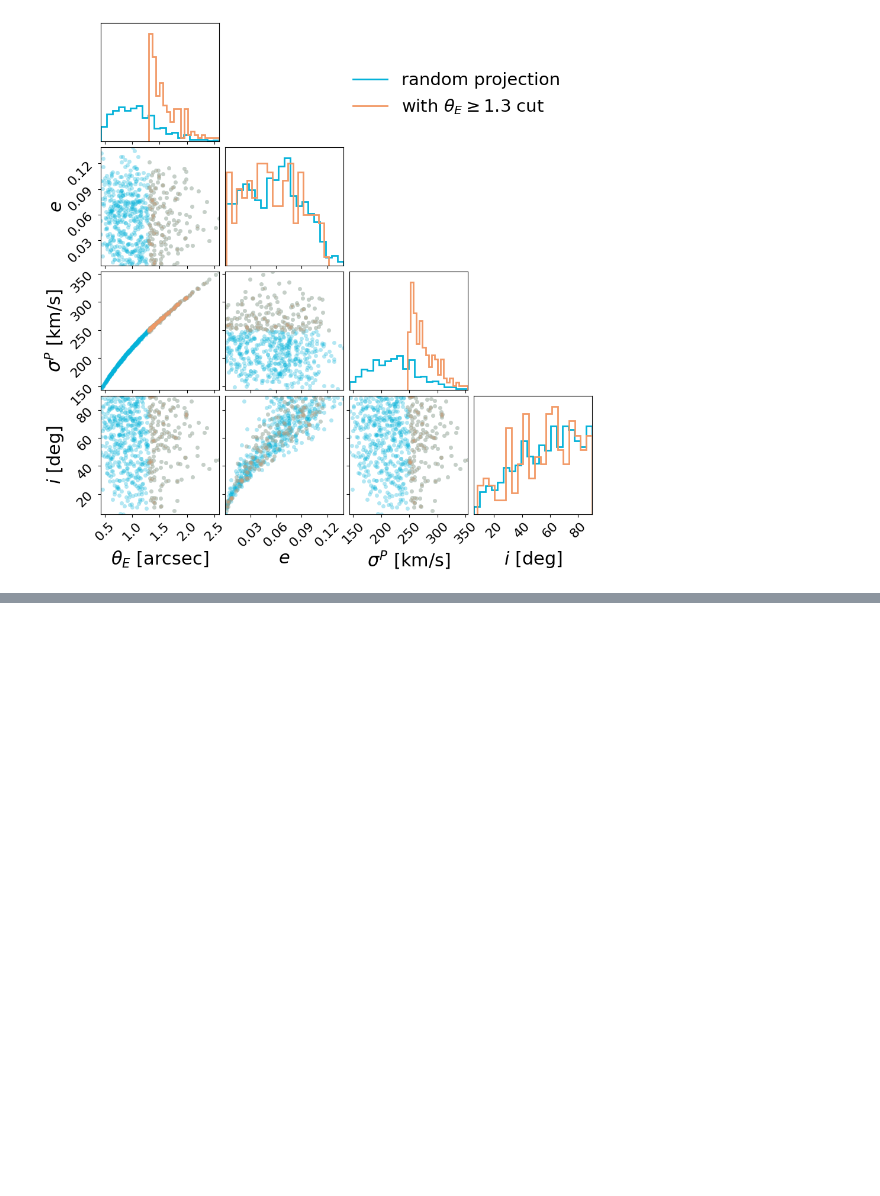
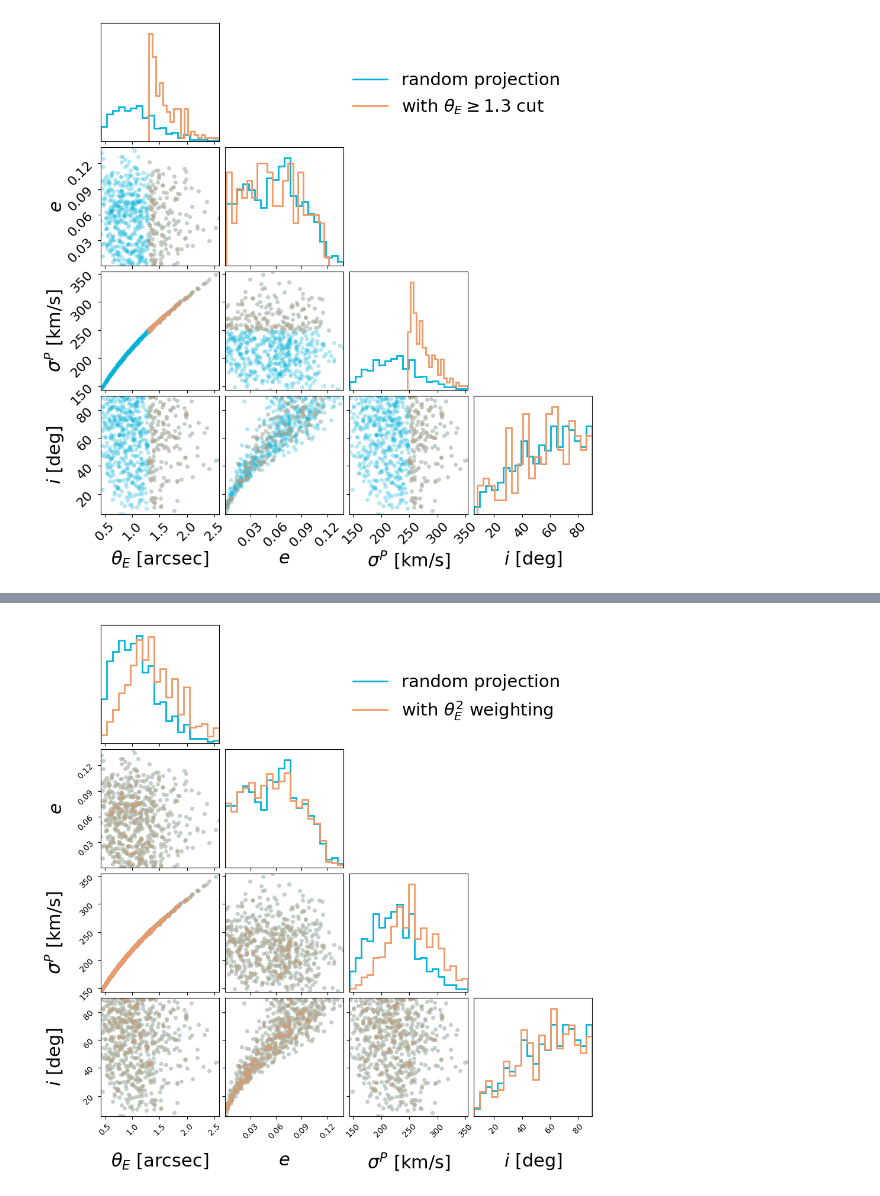
Before and after one commit to huangxy256/deproject_analysis_public, a Jupyter notebook: fig5-make_kin_mock_data/fig5-make_kin_mock_data.ipynb, the cells around one changed output, grey strips where cells are left out. Drawn from its saved outputs; the diff is of its cells as text; code cells hidden in the pictures; blank space fills up the shorter version.

```diff
--- a/fig5-fig6-make_kin_mock_data/fig5-6-make_kin_mock_data.ipynb
+++ b/fig5-make_kin_mock_data/fig5-make_kin_mock_data.ipynb
@@ -358,0 +386,4 @@ median ellipticity:  0.05870811756830963 0.0532011851912217
+# %%
+fig = corner_plot_weighted(data_kin_prolate)
+# %% [output]
+[figure, added]
```
Also changed, not shown: parts of 10 cells of this notebook, 29 other files.
